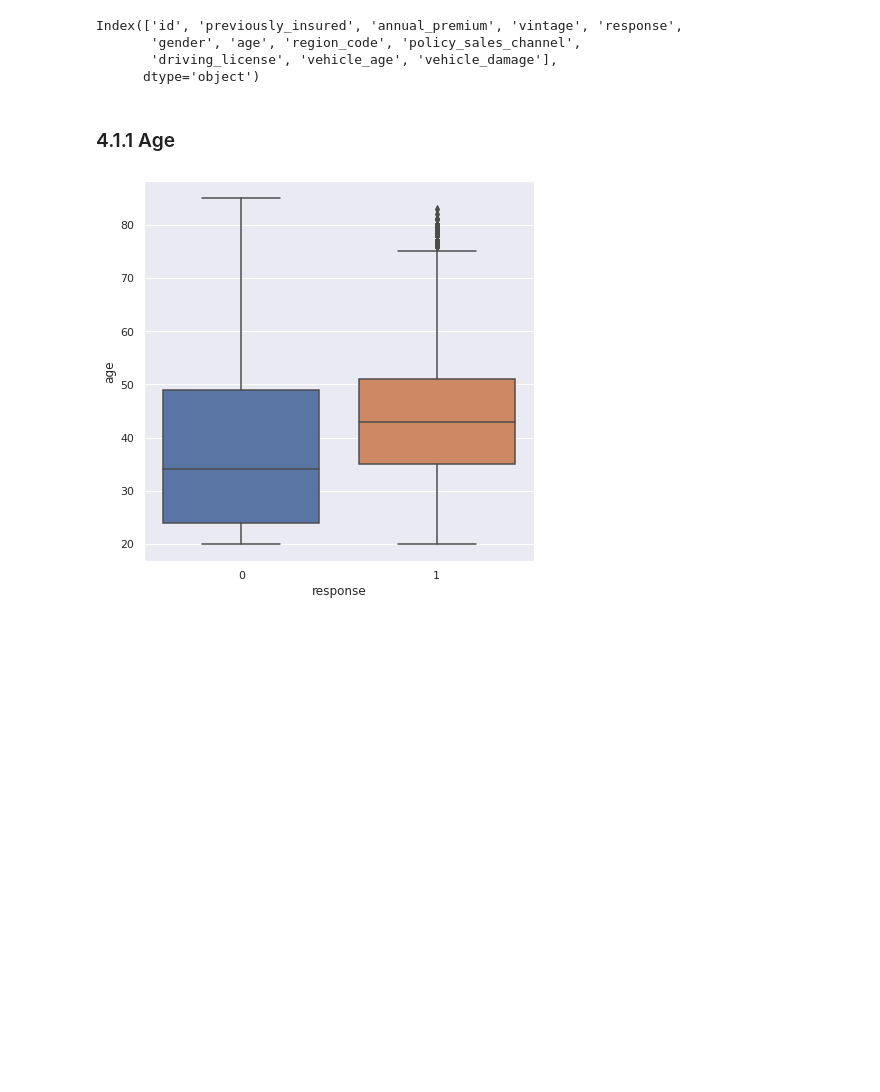
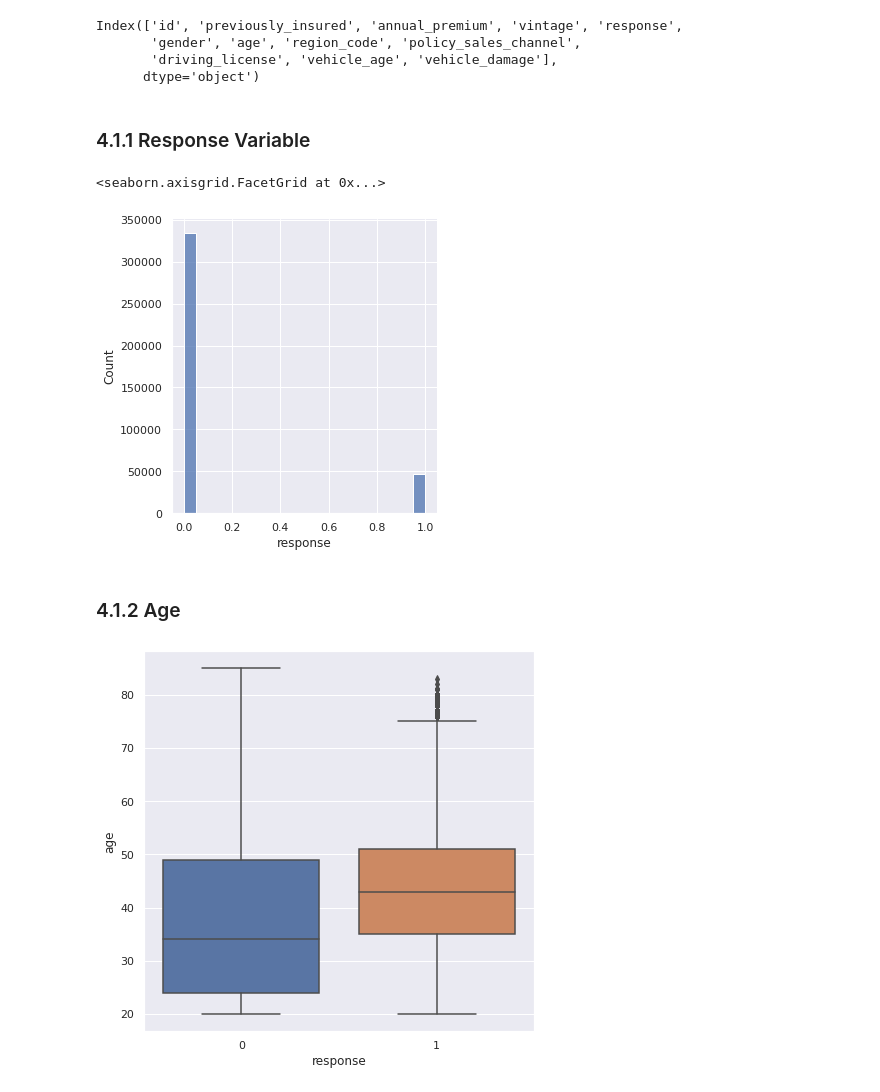
Before and after one commit to JeffersonMedines/health_insurance_cross_sell, a Jupyter notebook: notebooks/m01_v01_health_insurance_cross_sell.ipynb, the cells around one changed output. Saved outputs shown, nothing was run; the diff lists cells and outputs as text; code cells hidden in the pictures; blank space fills up the shorter version.

```diff
--- a/notebooks/m01_v01_health_insurance_cross_sell.ipynb
+++ b/notebooks/m01_v01_health_insurance_cross_sell.ipynb
@@ -299,8 +299,15 @@ Index(['id', 'previously_insured', 'annual_premium', 'vintage', 'response',
        'gender', 'age', 'region_code', 'policy_sales_channel',
        'driving_license', 'vehicle_age', 'vehicle_damage'],
       dtype='object')
+# %% [markdown]
+### 4.1.1 Response Variable
+# %%
+sns.displot( df4['response'] )
+# %% [output]
+<seaborn.axisgrid.FacetGrid at 0x...>
+[figure, added]
 # %% [markdown]
-### 4.1.1 Age
+### 4.1.2 Age
 # %%
 # age
 sns.set(rc={'figure.figsize':(7, 7)})
```
Also changed, not shown: parts of 46 cells of this notebook.
